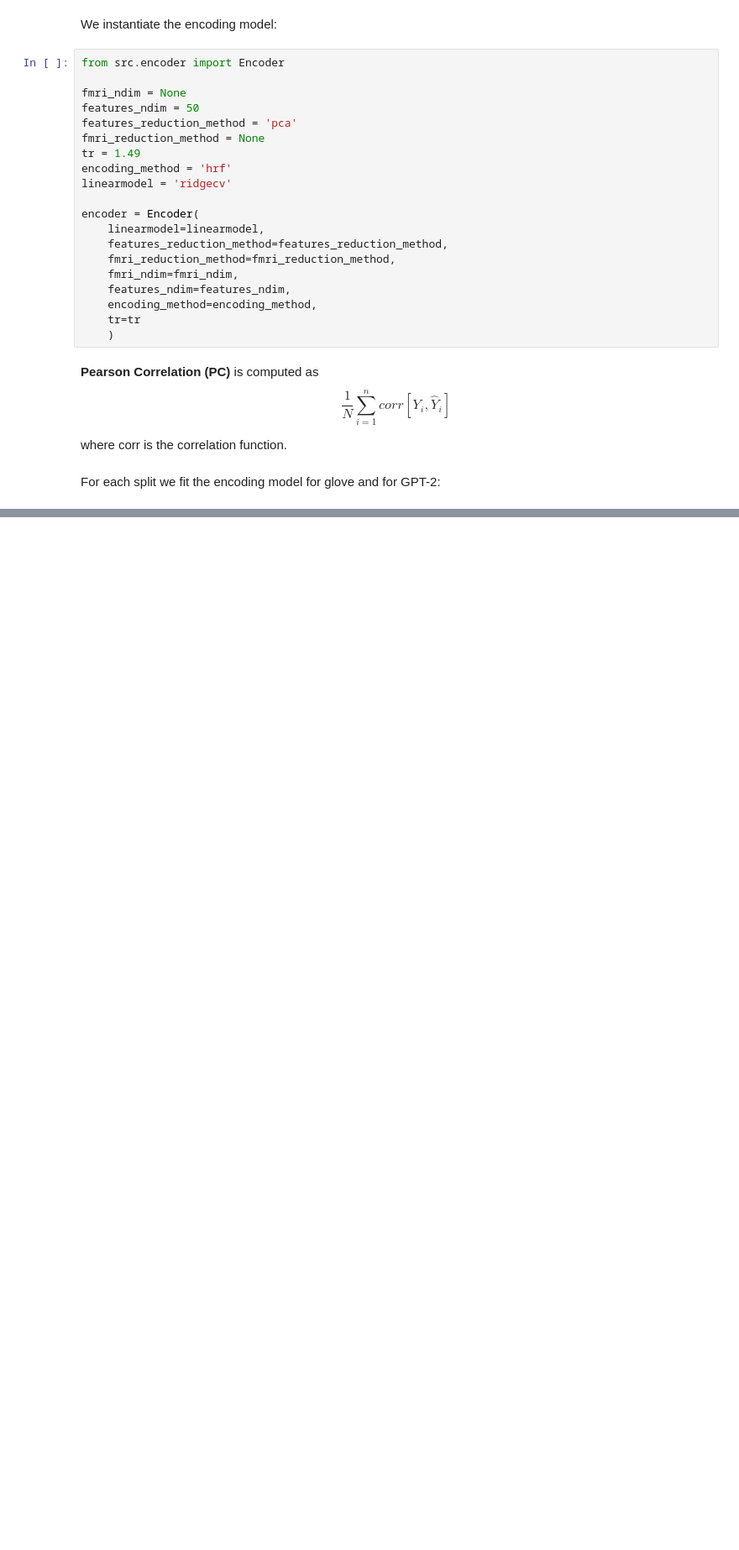
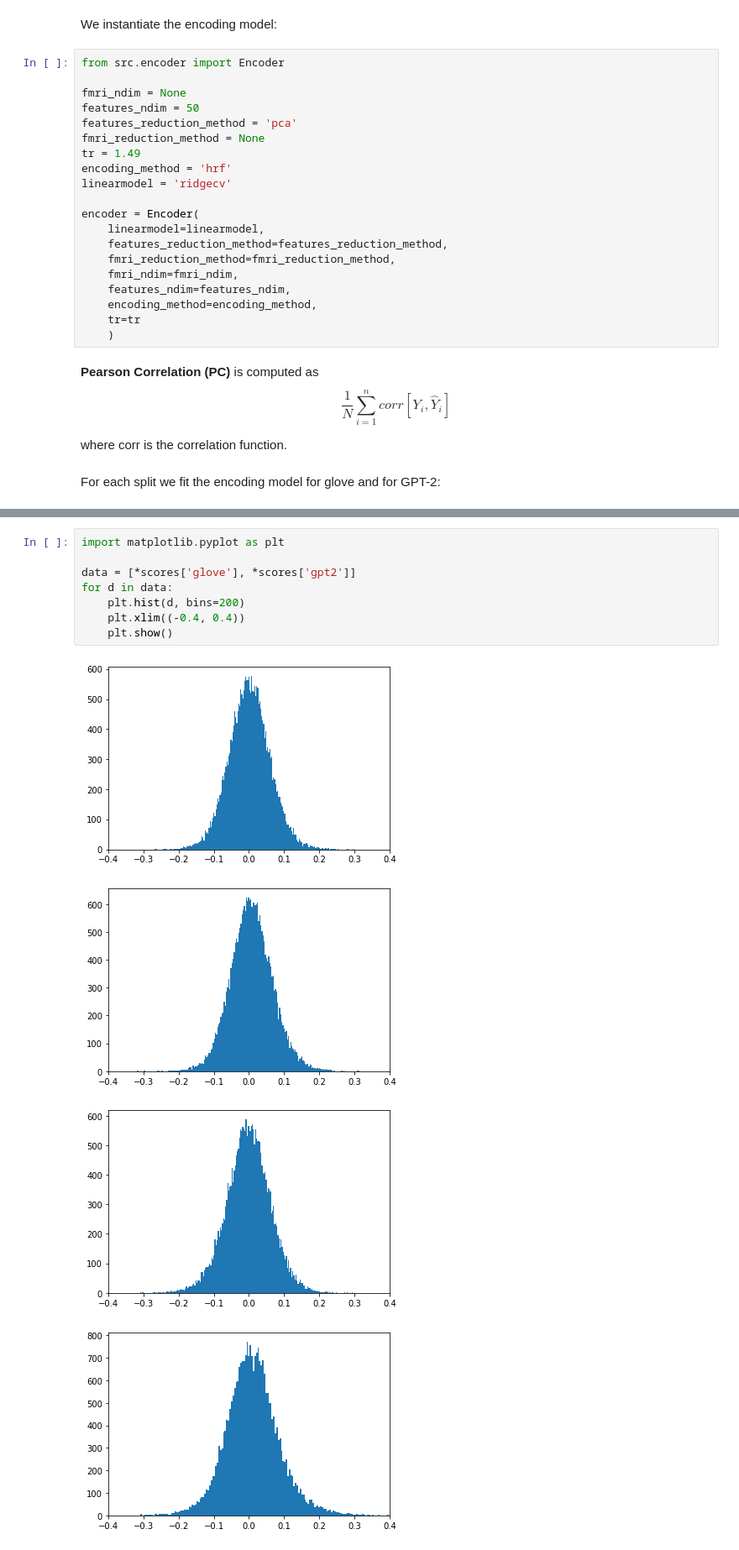
Before and after one commit to AlexandrePsq/fmri_encoder, a Jupyter notebook: main_notebook.ipynb, the cells around one changed output, grey strips where cells are left out. Shown at 84% size. Saved outputs shown, nothing was run; the diff lists cells and outputs as text; blank space fills up the shorter version.

```diff
--- a/main_notebook.ipynb
+++ b/main_notebook.ipynb
@@ -442,0 +446,13 @@ pretty_plot(
+# %%
+import matplotlib.pyplot as plt
+
+data = [*scores['glove'], *scores['gpt2']]
+for d in data:
+    plt.hist(d, bins=200)
+    plt.xlim((-0.4, 0.4))
+    plt.show()
+# %% [output]
+[figure, added]
+[figure, added]
+[figure, added]
+[figure, added]
```
Also changed, not shown: parts of 7 cells of this notebook, 2 other files.
